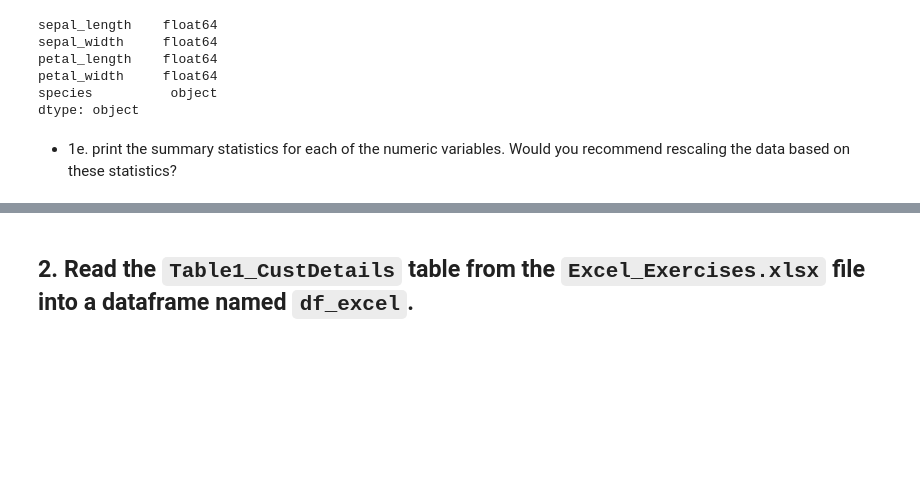
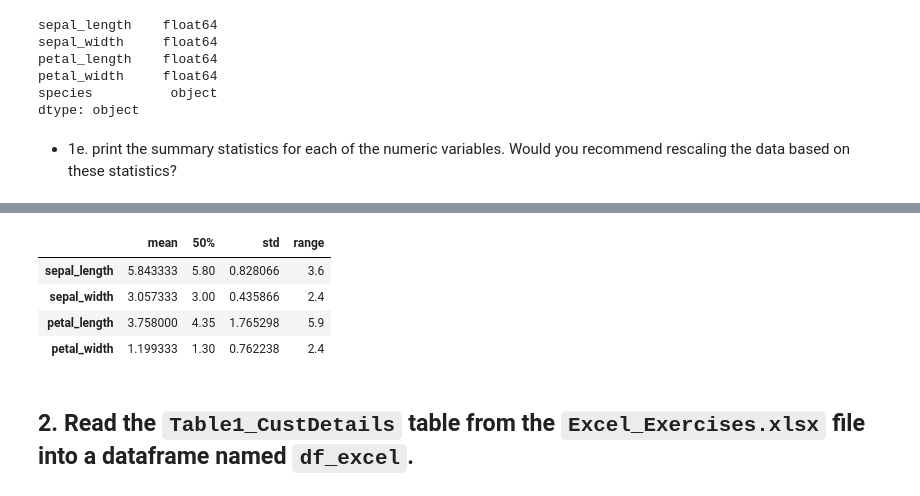
Before and after one commit to o0amandagomez0o/classification-exercises, a Jupyter notebook: classification_exercises.ipynb, the cells around one changed output, grey strips where cells are left out. Cells and saved outputs as stored; diff of their text form; code cells hidden in the pictures; blank space fills up the shorter version.

```diff
--- a/classification_exercises.ipynb
+++ b/classification_exercises.ipynb
@@ -82,3 +90,12 @@ df_iris.info
+# %%
+stats['range'] = stats['max'] - stats['min']
+stats[['mean', '50%', 'std', 'range']]
+# %% [output]
+|  | mean | 50% | std | range |
+| sepal_length | 5.843333 | 5.80 | 0.828066 | 3.6 |
+| sepal_width | 3.057333 | 3.00 | 0.435866 | 2.4 |
+| petal_length | 3.758000 | 4.35 | 1.765298 | 5.9 |
+| petal_width | 1.199333 | 1.30 | 0.762238 | 2.4 |
 # %% [markdown]
 ## 2. Read the `Table1_CustDetails` table from the `Excel_Exercises.xlsx` file into a dataframe named `df_excel`.
 # %%
```
Also changed, not shown: parts of 16 cells of this notebook, 1 other file.
